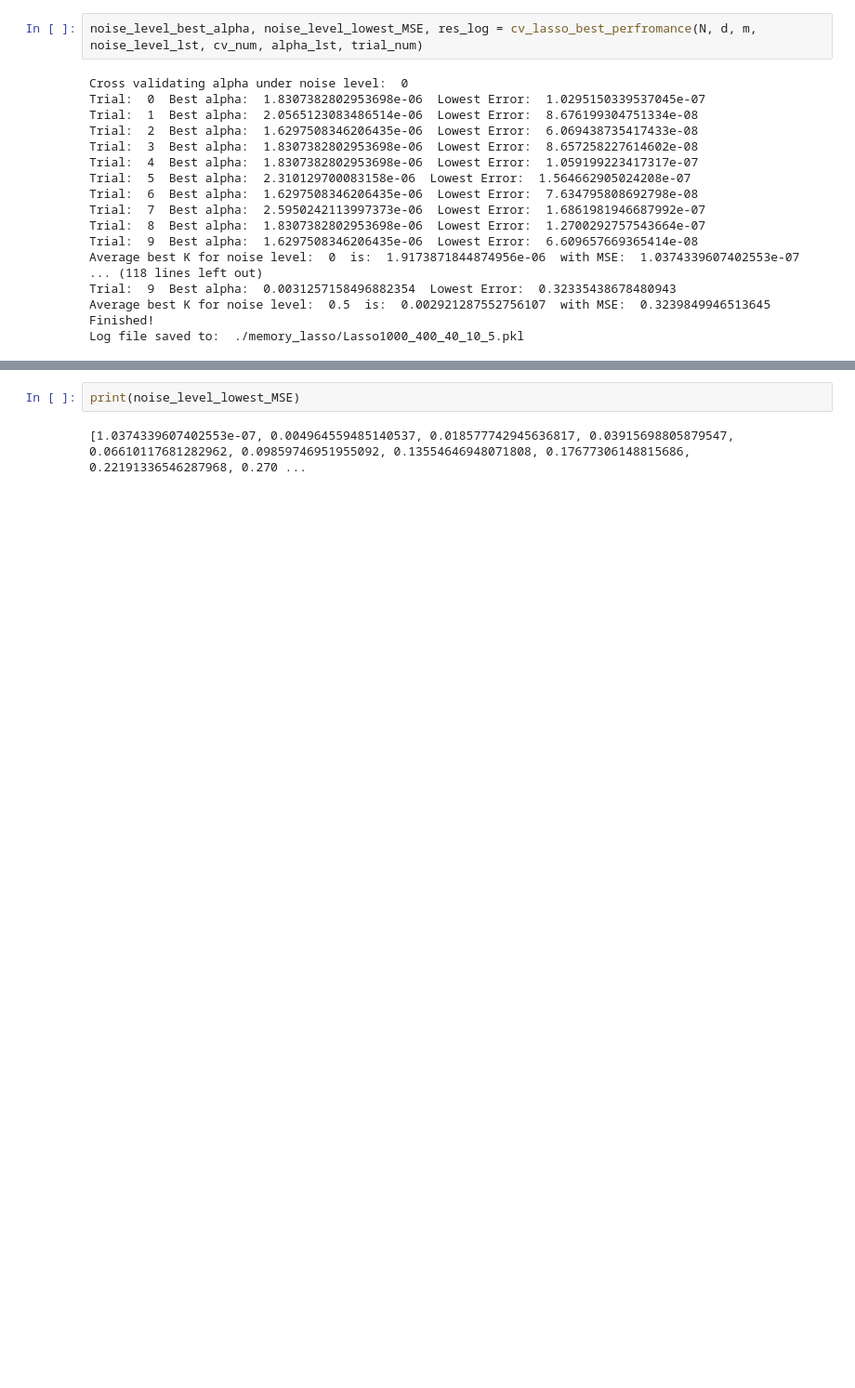
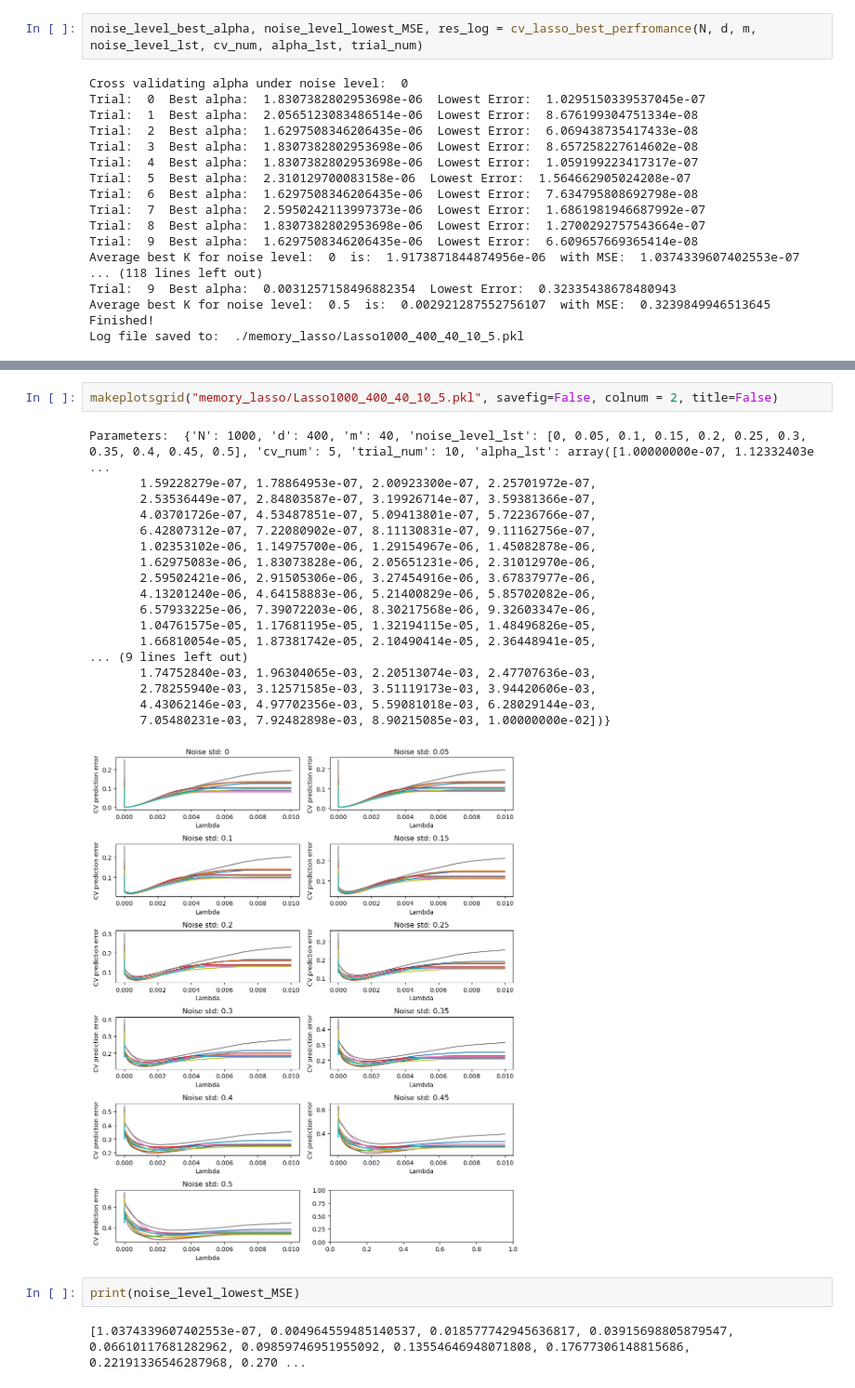
Before and after one commit to sleepysunny311/Projection_Pursuit_Summer, a Jupyter notebook: task5/lasso.ipynb, the cells around one changed output, grey strips where cells are left out. Shown: that part at 93% size. Saved outputs shown, nothing was run; the diff lists cells and outputs as text; blank space fills up the shorter version.

```diff
--- a/task5/lasso.ipynb
+++ b/task5/lasso.ipynb
@@ -172,3 +162,24 @@ Parameters:  {'N': 1000, 'd': 400, 'm': 40, 'noise_level_lst': [0, 0.05, 0.1, 0.
+# %%
+makeplotsgrid("memory_lasso/Lasso1000_400_40_10_5.pkl", savefig=False, colnum = 2, title=False)
+# %% [output]
+Parameters:  {'N': 1000, 'd': 400, 'm': 40, 'noise_level_lst': [0, 0.05, 0.1, 0.15, 0.2, 0.25, 0.3, 0.35, 0.4, 0.45, 0.5], 'cv_num': 5, 'trial_num': 10, 'alpha_lst': array([1.00000000e-07, 1.12332403e ...
+       1.59228279e-07, 1.78864953e-07, 2.00923300e-07, 2.25701972e-07,
+       2.53536449e-07, 2.84803587e-07, 3.19926714e-07, 3.59381366e-07,
+       4.03701726e-07, 4.53487851e-07, 5.09413801e-07, 5.72236766e-07,
+       6.42807312e-07, 7.22080902e-07, 8.11130831e-07, 9.11162756e-07,
+       1.02353102e-06, 1.14975700e-06, 1.29154967e-06, 1.45082878e-06,
+       1.62975083e-06, 1.83073828e-06, 2.05651231e-06, 2.31012970e-06,
+       2.59502421e-06, 2.91505306e-06, 3.27454916e-06, 3.67837977e-06,
+       4.13201240e-06, 4.64158883e-06, 5.21400829e-06, 5.85702082e-06,
+       6.57933225e-06, 7.39072203e-06, 8.30217568e-06, 9.32603347e-06,
+       1.04761575e-05, 1.17681195e-05, 1.32194115e-05, 1.48496826e-05,
+       1.66810054e-05, 1.87381742e-05, 2.10490414e-05, 2.36448941e-05,
+... (9 lines left out)
+       1.74752840e-03, 1.96304065e-03, 2.20513074e-03, 2.47707636e-03,
+       2.78255940e-03, 3.12571585e-03, 3.51119173e-03, 3.94420606e-03,
+       4.43062146e-03, 4.97702356e-03, 5.59081018e-03, 6.28029144e-03,
+       7.05480231e-03, 7.92482898e-03, 8.90215085e-03, 1.00000000e-02])}
+[figure, added]
 # %%
 print(noise_level_lowest_MSE)
 # %% [output]
```
Also changed, not shown: parts of 1 cell of this notebook, 2 other files.
